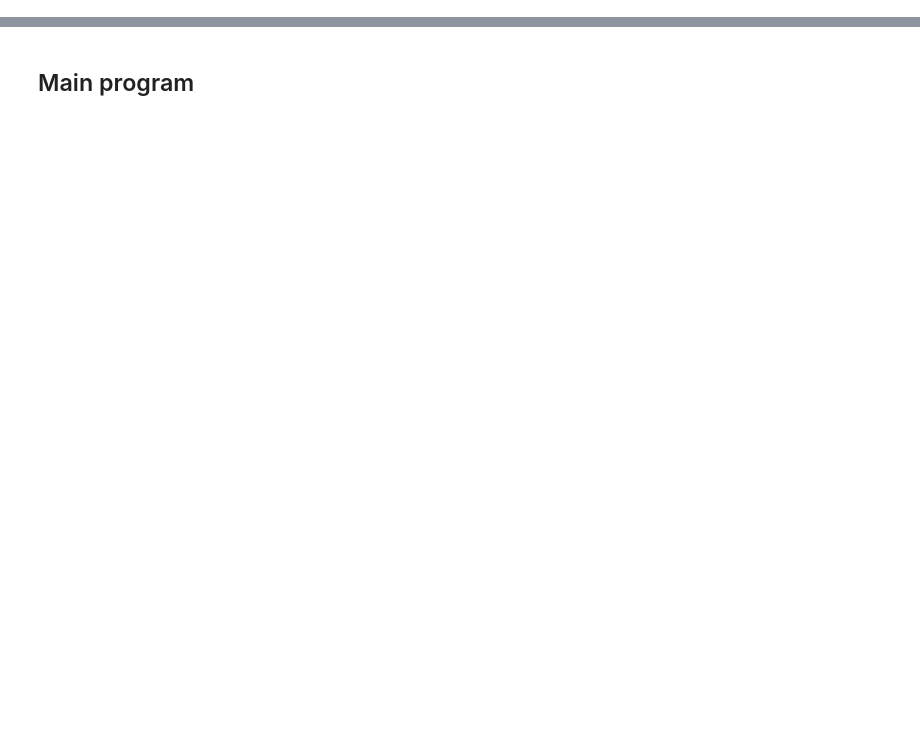
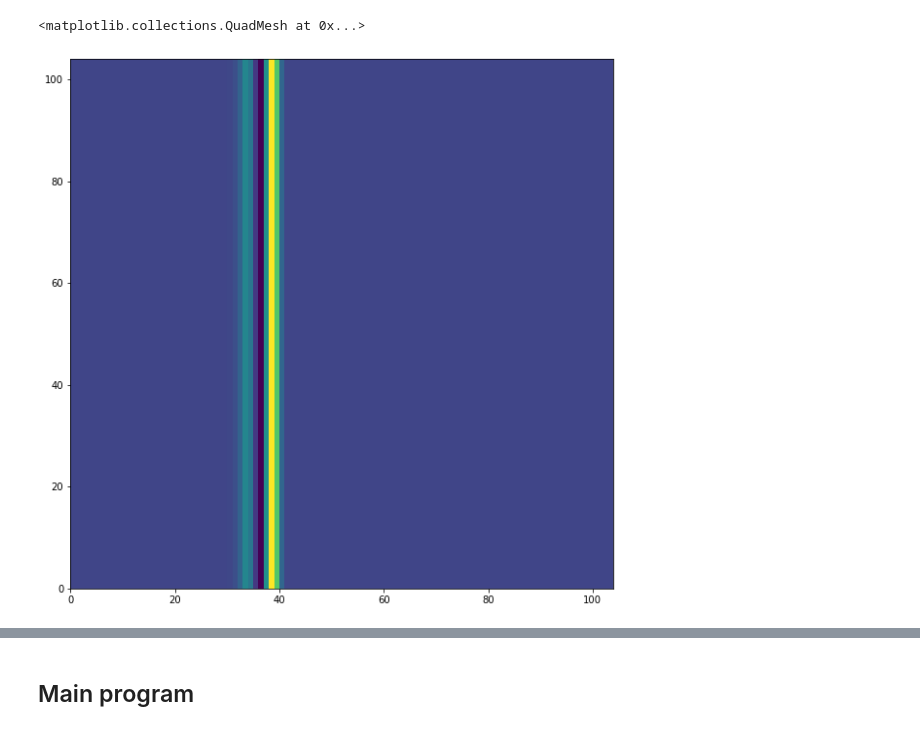
Before and after one commit to changhyun-cho/astrophysics, a Jupyter notebook: hydrodynamics/Testing 2D Hydrocode.ipynb, the cells around one changed output, grey strips where cells are left out. Cells and saved outputs as stored; diff of their text form; code cells hidden in the pictures; blank space fills up the shorter version.

```diff
--- a/hydrodynamics/Testing 2D Hydrocode.ipynb
+++ b/hydrodynamics/Testing 2D Hydrocode.ipynb
@@ -342,6 +372,12 @@ def ad_update_density():
 
 #ad_update_density()
 #colormaps()
+# %%
+plt.pcolormesh(u)
+#plt.plot()
+# %% [output]
+<matplotlib.collections.QuadMesh at 0x...>
+[figure, added]
 # %%
 def ad_update_energy():
     global xmin, xmax, ng, nx, dx, dy, dz, Ax, Ay, dV, ilo, ihi
```
Also changed, not shown: parts of 14 cells of this notebook.
